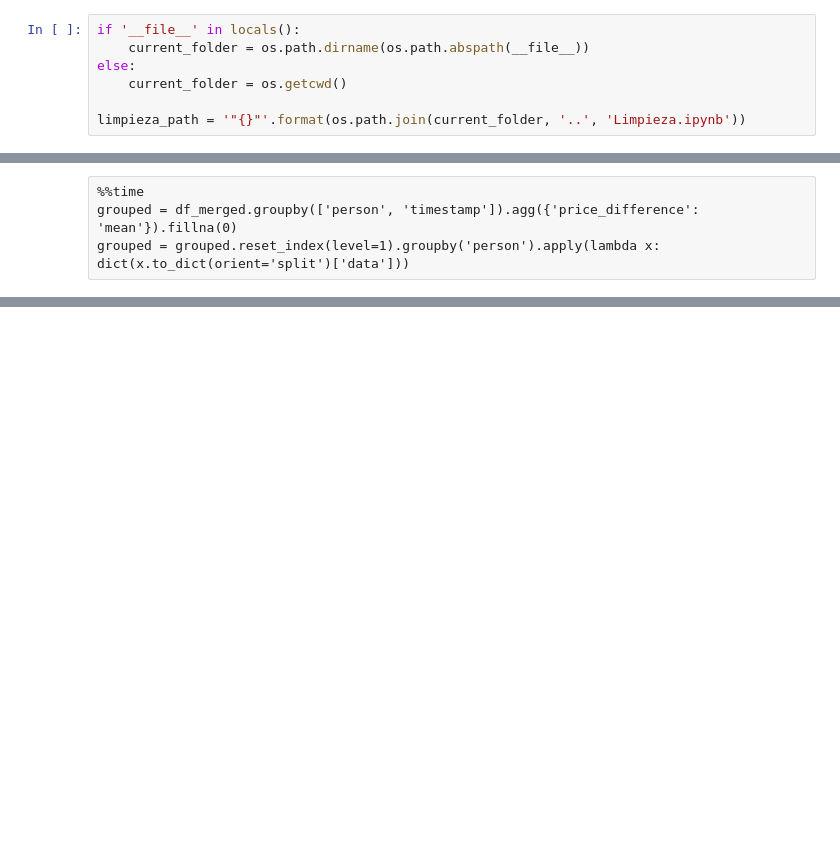
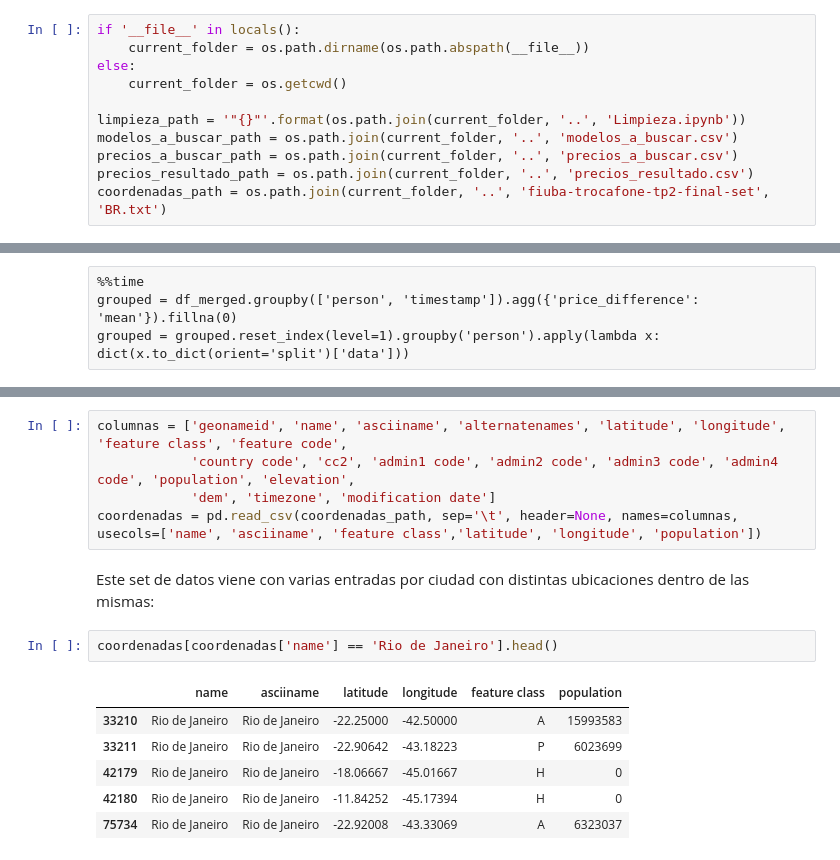
Before and after one commit to seblaz/7506-datos-tp2, a Jupyter notebook: Features/Features Seba.ipynb, the cells around one changed output, grey strips where cells are left out. Drawn from its saved outputs; the diff is of its cells as text; blank space fills up the shorter version.

```diff
--- a/Features/Features Seba.ipynb
+++ b/Features/Features Seba.ipynb
@@ -24,3 +25,7 @@ else:
     current_folder = os.getcwd()
 
 limpieza_path = '"{}"'.format(os.path.join(current_folder, '..', 'Limpieza.ipynb'))
+modelos_a_buscar_path = os.path.join(current_folder, '..', 'modelos_a_buscar.csv')
+precios_a_buscar_path = os.path.join(current_folder, '..', 'precios_a_buscar.csv')
+precios_resultado_path = os.path.join(current_folder, '..', 'precios_resultado.csv')
+coordenadas_path = os.path.join(current_folder, '..', 'fiuba-trocafone-tp2-final-set', 'BR.txt')
@@ -420,0 +454,16 @@ grouped = grouped.reset_index(level=1).groupby('person').apply(lambda x: dict(x.
+# %%
+columnas = ['geonameid', 'name', 'asciiname', 'alternatenames', 'latitude', 'longitude', 'feature class', 'feature code',
+            'country code', 'cc2', 'admin1 code', 'admin2 code', 'admin3 code', 'admin4 code', 'population', 'elevation',
+            'dem', 'timezone', 'modification date']
+coordenadas = pd.read_csv(coordenadas_path, sep='\t', header=None, names=columnas, usecols=['name', 'asciiname', 'feature class','latitude', 'longitude', 'population'])
+# %% [markdown]
+Este set de datos viene con varias entradas por ciudad con distintas ubicaciones dentro de las mismas:
+# %%
+coordenadas[coordenadas['name'] == 'Rio de Janeiro'].head()
+# %% [output]
+|  | name | asciiname | latitude | longitude | feature class | population |
+| 33210 | Rio de Janeiro | Rio de Janeiro | -22.25000 | -42.50000 | A | 15993583 |
+| 33211 | Rio de Janeiro | Rio de Janeiro | -22.90642 | -43.18223 | P | 6023699 |
+| 42179 | Rio de Janeiro | Rio de Janeiro | -18.06667 | -45.01667 | H | 0 |
+| 42180 | Rio de Janeiro | Rio de Janeiro | -11.84252 | -45.17394 | H | 0 |
+| 75734 | Rio de Janeiro | Rio de Janeiro | -22.92008 | -43.33069 | A | 6323037 |
```
Also changed, not shown: parts of 46 cells of this notebook.
